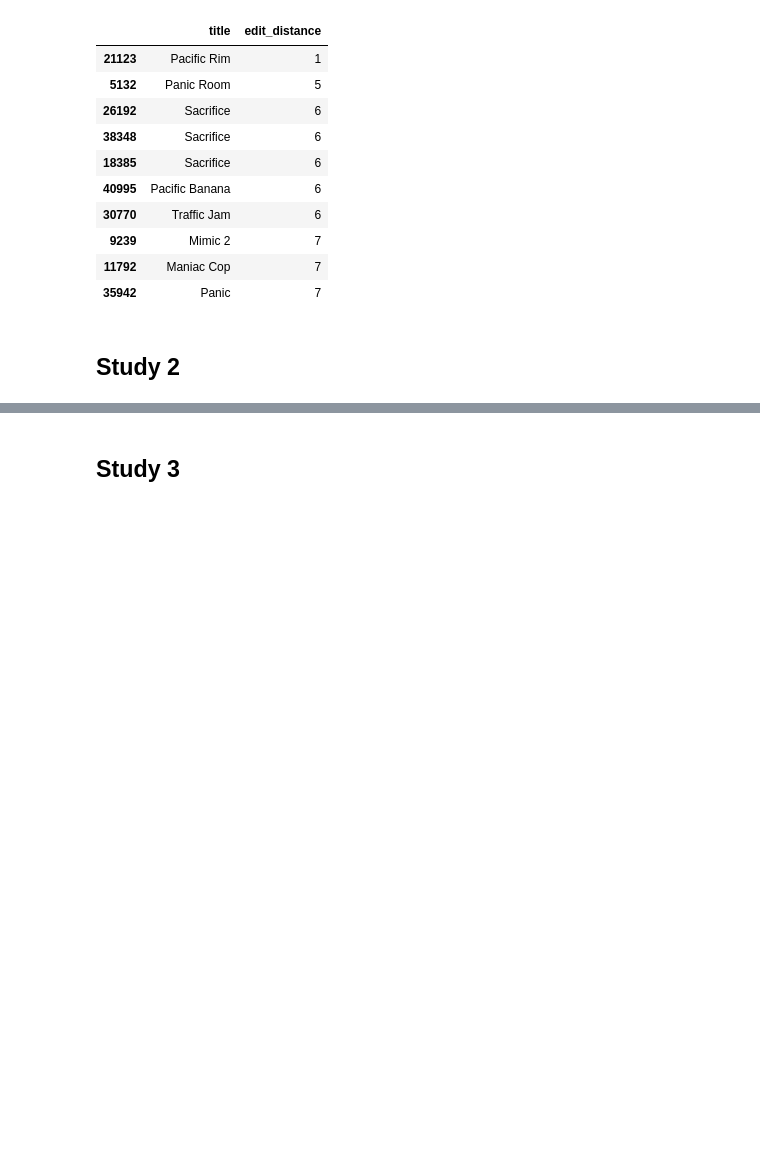
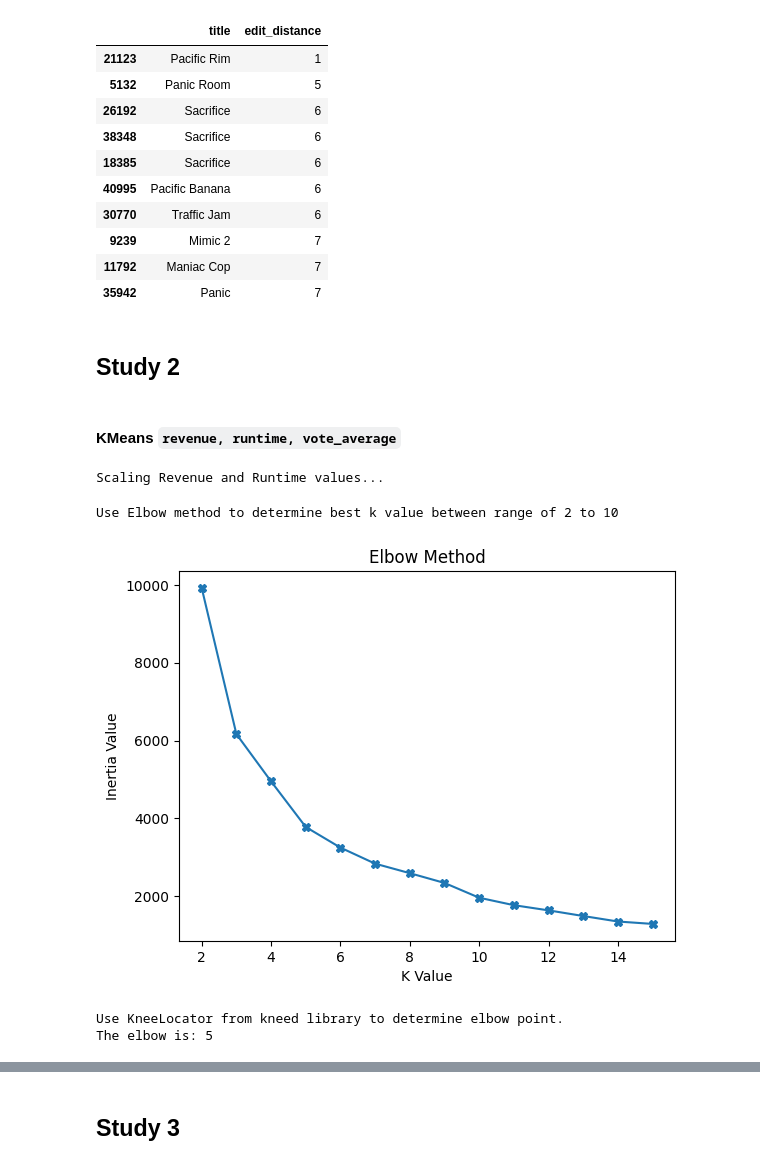
Before and after one commit to jvdlopes/CSI4142_A4, a Jupyter notebook: a4.ipynb, the cells around one changed output, grey strips where cells are left out. Saved outputs shown, nothing was run; the diff lists cells and outputs as text; code cells hidden in the pictures; blank space fills up the shorter version.

Commit message:
kmeans on runtime and revenue

```diff
--- a/a4.ipynb
+++ b/a4.ipynb
@@ -1122,3 +1122,49 @@ editDF.head(10)
 | 35942 | Panic | 7 |
 # %% [markdown]
 ## Study 2
+# %% [markdown]
+#### KMeans `revenue, runtime, vote_average`
+# %%
+from sklearn.preprocessing import StandardScaler
+
+metadata_kmeans = metadata_clean.copy()
+
+metadata_kmeans = metadata_kmeans[metadata_kmeans['revenue'] > 0]
+
+print('Scaling Revenue and Runtime values...')
+
+scaler = StandardScaler()
+scaled_rr = scaler.fit_transform(metadata_kmeans[['revenue', 'runtime']])
+# %% [output]
+Scaling Revenue and Runtime values...
+# %%
+from sklearn.cluster import KMeans
+import matplotlib.pyplot as plt
+
+print(f'Use Elbow method to determine best k value between range of 2 to 10')
+
+inerties = []
+k_values = range(2, 16)
+
+for k in k_values:
+    kmeans = KMeans(n_clusters=k, random_state=42)
+    kmeans.fit(scaled_rr)
+    inerties.append(kmeans.inertia_)
+
+plt.plot(k_values, inerties, marker='X')
+plt.xlabel('K Value')
+plt.ylabel('Inertia Value')
+plt.title('Elbow Method')
+plt.show()
+# %% [output]
+Use Elbow method to determine best k value between range of 2 to 10
+[figure, added]
+# %%
+from kneed import KneeLocator
+
+print(f'\n\nUse KneeLocator from kneed library to determine elbow point.')
+knee = KneeLocator(k_values, inerties, curve='convex', direction='decreasing')
+print(f'The elbow is: {knee.elbow}')
+# %% [output]
+Use KneeLocator from kneed library to determine elbow point.
+The elbow is: 5
```
Also changed, not shown: parts of 12 cells of this notebook.
